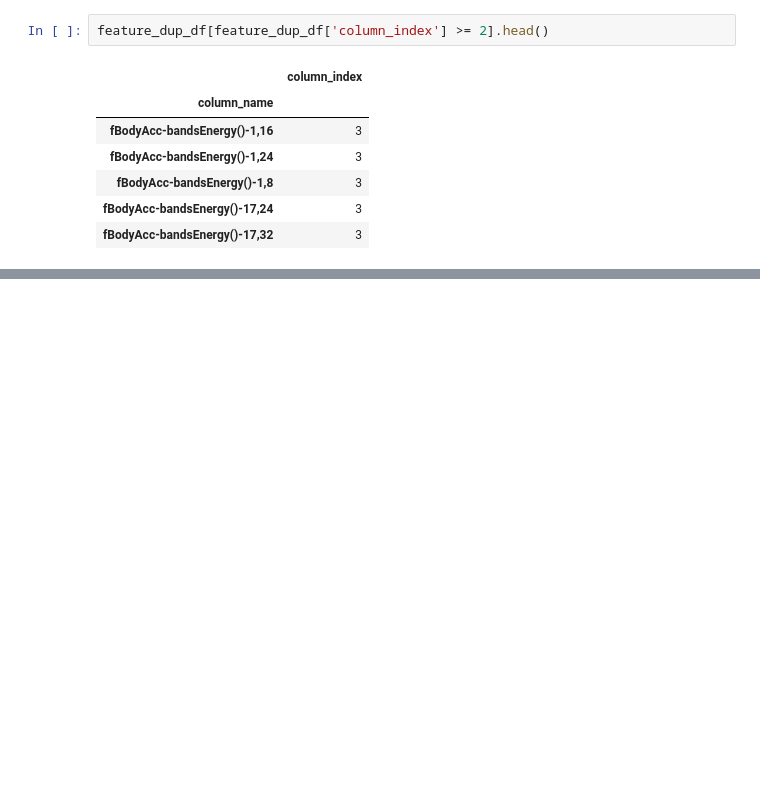
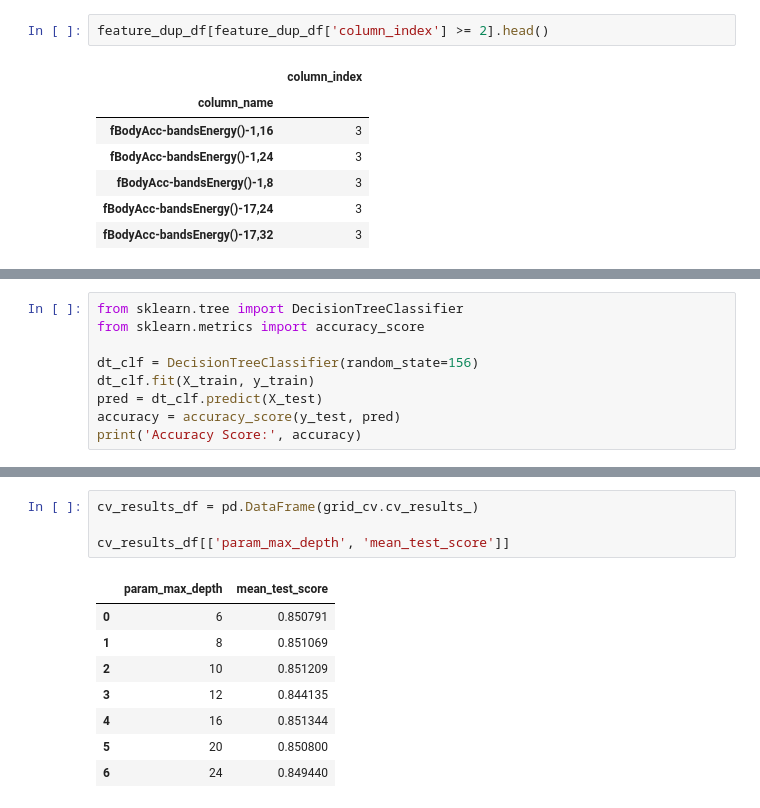
Before and after one commit to Yubin-Hong/python_machine_learning_guide, a Jupyter notebook: 4-1,2_Classification_DecisionTree.ipynb, the cells around one changed output, grey strips where cells are left out. Saved outputs shown, nothing was run; the diff lists cells and outputs as text; blank space fills up the shorter version.

```diff
--- a/4-1,2_Classification_DecisionTree.ipynb
+++ b/4-1,2_Classification_DecisionTree.ipynb
@@ -236,0 +305,9 @@ def get_new_feature_name_df(old_feature_name_df):
+# %%
+from sklearn.tree import DecisionTreeClassifier
+from sklearn.metrics import accuracy_score
+
+dt_clf = DecisionTreeClassifier(random_state=156)
+dt_clf.fit(X_train, y_train)
+pred = dt_clf.predict(X_test)
+accuracy = accuracy_score(y_test, pred)
+print('Accuracy Score:', accuracy)
@@ -236,0 +334,13 @@ def get_new_feature_name_df(old_feature_name_df):
+# %%
+cv_results_df = pd.DataFrame(grid_cv.cv_results_)
+
+cv_results_df[['param_max_depth', 'mean_test_score']]
+# %% [output]
+|  | param_max_depth | mean_test_score |
+| 0 | 6 | 0.850791 |
+| 1 | 8 | 0.851069 |
+| 2 | 10 | 0.851209 |
+| 3 | 12 | 0.844135 |
+| 4 | 16 | 0.851344 |
+| 5 | 20 | 0.850800 |
+| 6 | 24 | 0.849440 |
```
Also changed, not shown: parts of 14 cells of this notebook.
